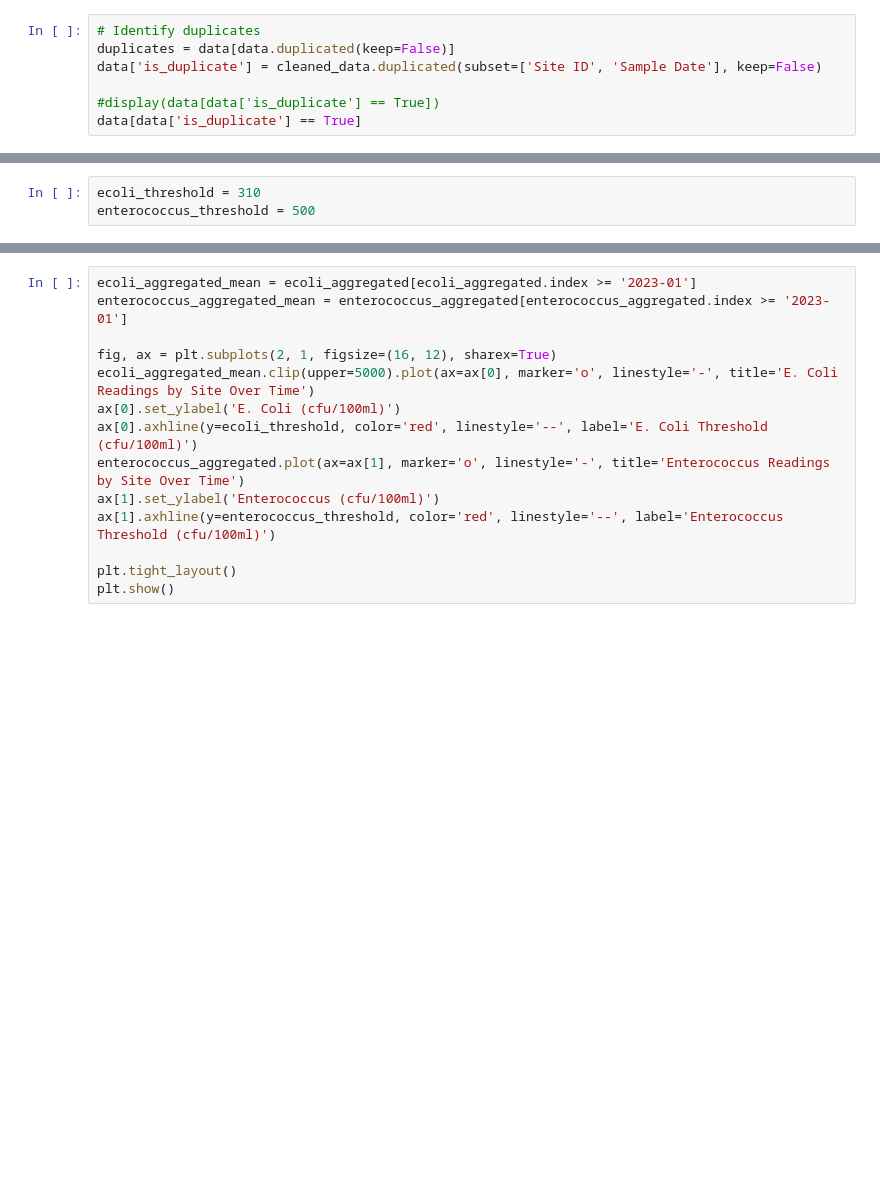
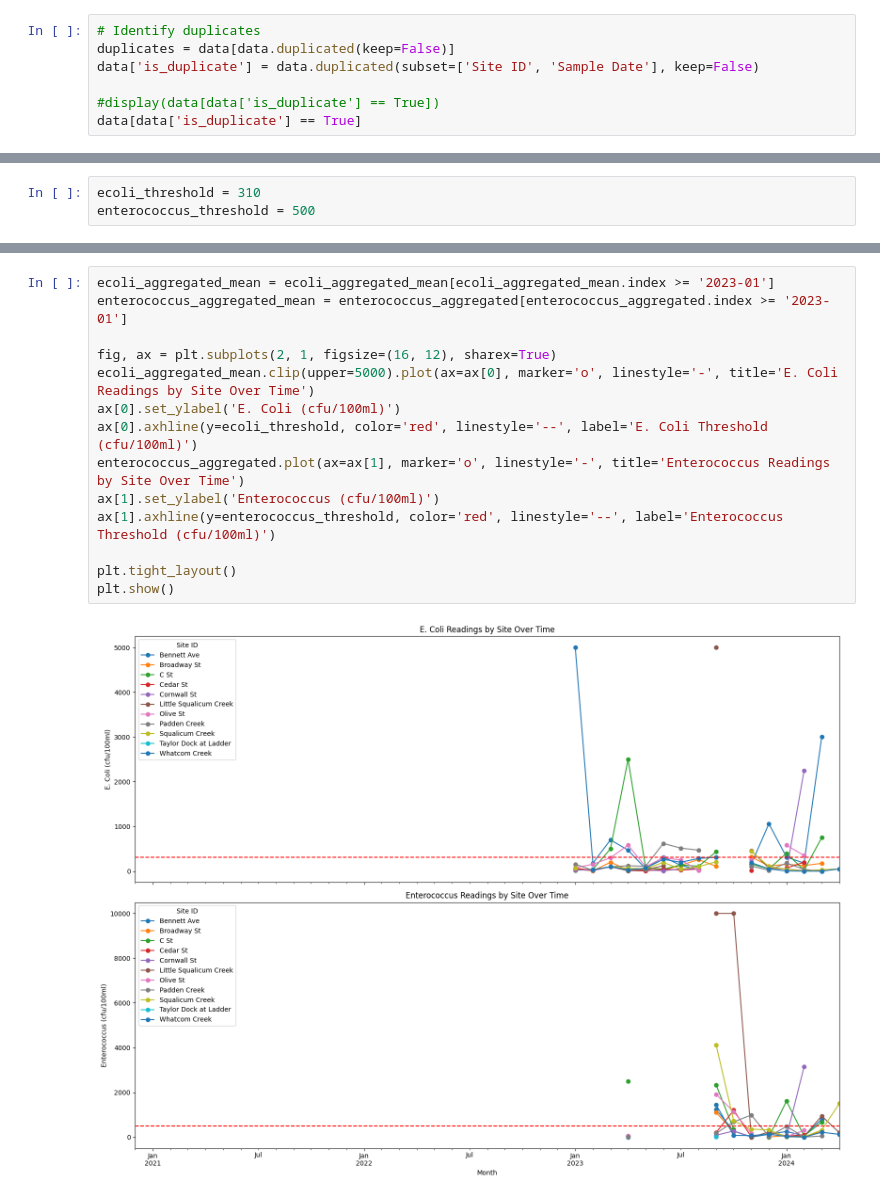
Before and after one commit to gwlund/bellingham-stormwater-analysis, a Jupyter notebook: Bellingham-Stormwater-Analysis.ipynb, the cells around one changed output, grey strips where cells are left out. Drawn from its saved outputs; the diff is of its cells as text; blank space fills up the shorter version.

```diff
--- a/Bellingham-Stormwater-Analysis.ipynb
+++ b/Bellingham-Stormwater-Analysis.ipynb
@@ -46,7 +65,7 @@ data
 # %%
 # Identify duplicates
 duplicates = data[data.duplicated(keep=False)]
-data['is_duplicate'] = cleaned_data.duplicated(subset=['Site ID', 'Sample Date'], keep=False)
+data['is_duplicate'] = data.duplicated(subset=['Site ID', 'Sample Date'], keep=False)
 
 #display(data[data['is_duplicate'] == True])
 data[data['is_duplicate'] == True]
@@ -152,17 +276,19 @@ plt.show()
 # %%
-ecoli_aggregated_mean = ecoli_aggregated[ecoli_aggregated.index >= '2023-01']
+ecoli_aggregated_mean = ecoli_aggregated_mean[ecoli_aggregated_mean.index >= '2023-01']
 enterococcus_aggregated_mean = enterococcus_aggregated[enterococcus_aggregated.index >= '2023-01']
 
 fig, ax = plt.subplots(2, 1, figsize=(16, 12), sharex=True)
 ecoli_aggregated_mean.clip(upper=5000).plot(ax=ax[0], marker='o', linestyle='-', title='E. Coli Readings by Site Over Time')
 ax[0].set_ylabel('E. Coli (cfu/100ml)')
 ax[0].axhline(y=ecoli_threshold, color='red', linestyle='--', label='E. Coli Threshold (cfu/100ml)')
 enterococcus_aggregated.plot(ax=ax[1], marker='o', linestyle='-', title='Enterococcus Readings by Site Over Time')
 ax[1].set_ylabel('Enterococcus (cfu/100ml)')
 ax[1].axhline(y=enterococcus_threshold, color='red', linestyle='--', label='Enterococcus Threshold (cfu/100ml)')
 
 plt.tight_layout()
 plt.show()
+# %% [output]
+[figure, added]
 # %%
 # Generate histograms
 fig, ax = plt.subplots(figsize=(12, 8))
```
Also changed, not shown: parts of 14 cells of this notebook.
